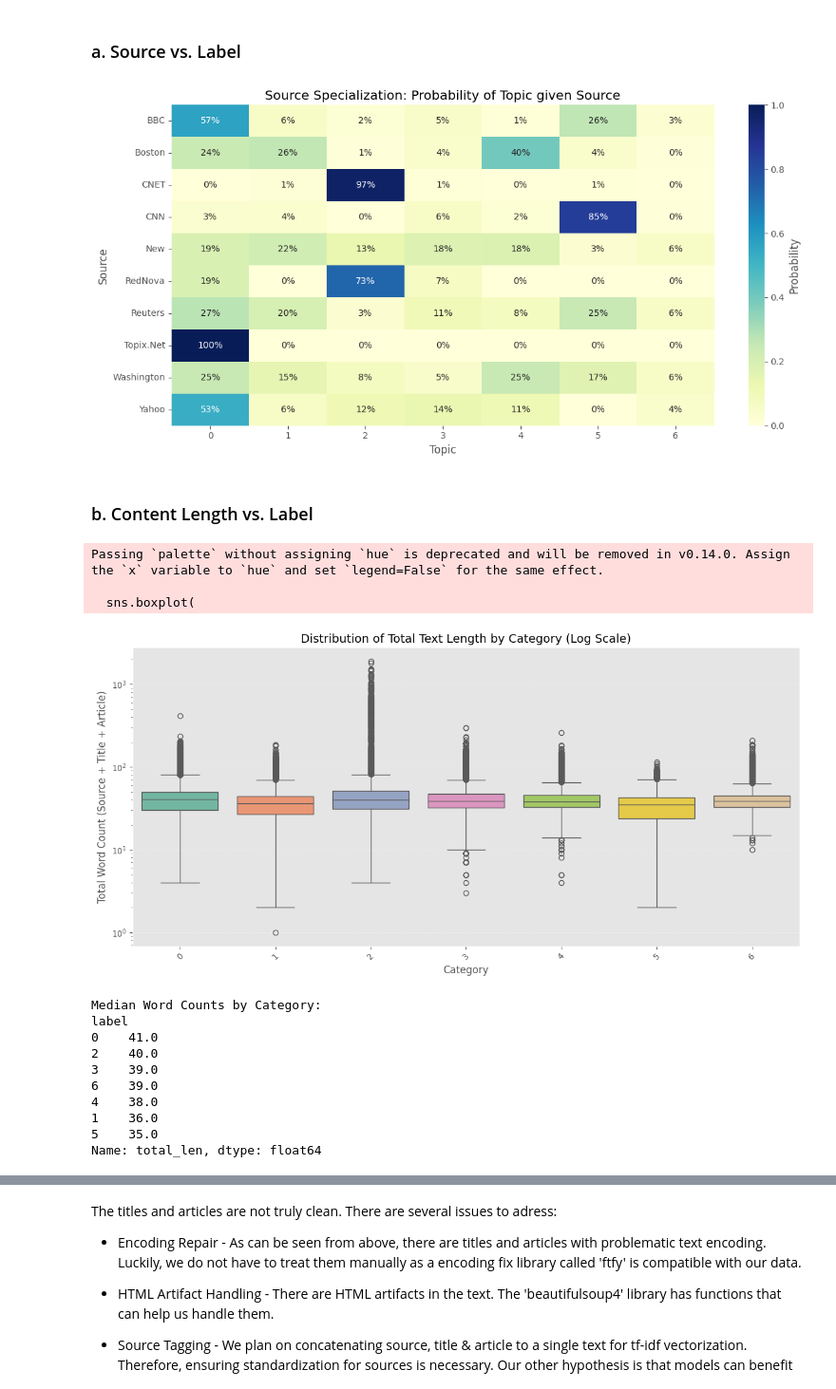
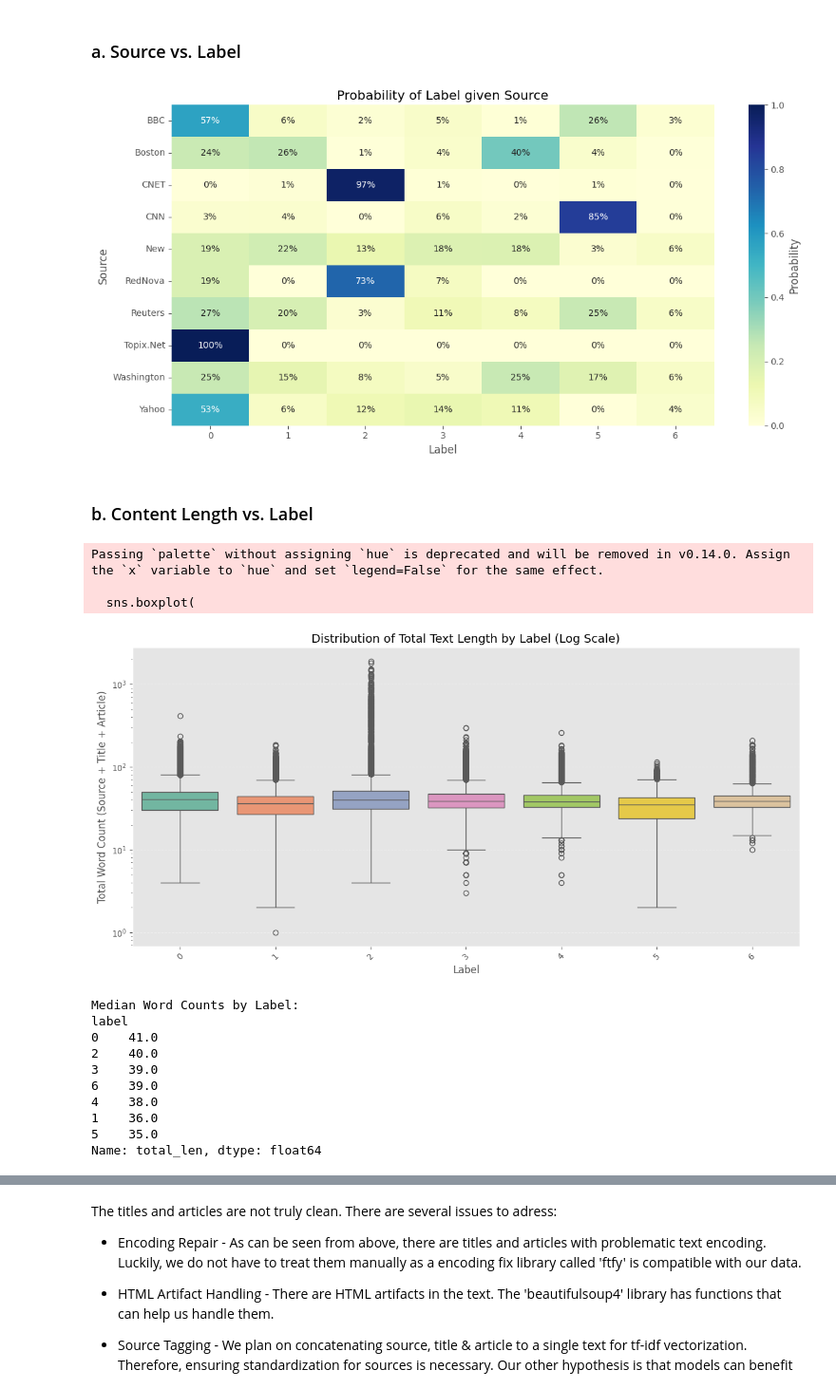
Before and after one commit to AgricolaC/DSML_News_Classification, a Jupyter notebook: eda.ipynb, the cells around one changed output, grey strips where cells are left out. Shown at 95% size. Saved outputs shown, nothing was run; the diff lists cells and outputs as text; code cells hidden in the pictures.

```diff
--- a/eda.ipynb
+++ b/eda.ipynb
@@ -395,13 +390,6 @@ If a row is "Sports" and its duplicate is "Business", we can't know the truth. W
 Deduplicate the Rest: For the remaining redundant rows (same label), we will keep the one with the earliest timestamp.
 # %%
 def deduplicate(df):
-    """
-    Removes duplicates:
-    1. Prefer specific topics (Sports, Tech) over 'General News'.
-    2. Prefer earlier timestamps.
-    3. Drop rows with irreconcilable conflicts (e.g. same text is both 'Sports' and 'Business').
-    """
-    # Use a working copy to avoid SettingWithCopy warnings
     df_clean = df.copy()
 
     content_definition_columns = ['title', 'article', 'source']
@@ -409,16 +397,12 @@ def deduplicate(df):
 
     # Sort by:
     #   1. Title (group duplicates together)
-    #   2. Is Generic? (Specific labels float to top)
+    #   2. Is General? (Specific labels float to top)
     #   3. Timestamp (Earliest date floats to top)
     df_clean = df_clean.sort_values(
         by=['title', 'is_generic_label', 'timestamp'],
         ascending=[True, True, True]
     )
-
-    # Identify Irreconcilable Conflicts
-    # A conflict is "irreconcilable" if the same content has multiple DIFFERENT
-    # specific labels (e.g., one row is 'Sports', another is 'Business').
 
     # Filter to only rows that have specific (non-general) labels
     has_specific_label_mask = df_clean['label'] != 5
@@ -441,7 +425,6 @@ def deduplicate(df):
     initial_row_count = len(df_clean)
     df_final = df_clean.drop_duplicates(subset=content_definition_columns, keep='first')
 
-    # Clean up helper column
     df_final = df_final.drop(columns=['is_generic_label'])
 
     rows_removed = initial_row_count - len(df_final)
@@ -627,20 +608,20 @@ Name: article_len, dtype: float64
 # %%
 # We focus on the Top 10 sources to keep the heatmap readable
 top_10_sources = df_clean['source'].value_counts().head(10).index
 df_top_source = df_clean[df_clean['source'].isin(top_10_sources)]
 
 # Create Cross-tabulation (normalized by row/source)
 ct = pd.crosstab(df_top_source['source'], df_top_source['label'], normalize='index')
 
 plt.figure(figsize=(12, 6))
 sns.heatmap(ct, annot=True, fmt='.0%', cmap='YlGnBu', cbar_kws={'label': 'Probability'})
-plt.title('Source Specialization: Probability of Topic given Source')
+plt.title('Probability of Label given Source')
 plt.ylabel('Source')
-plt.xlabel('Topic')
+plt.xlabel('Label')
 plt.tight_layout()
 plt.show()
 # %% [output]
-[figure, old version]
+[figure, new version]
 # %% [markdown]
 ### b. Content Length vs. Label
 # %%
@@ -673,9 +654,9 @@ sns.boxplot(
 
 plt.yscale('log')
 
-plt.title('Distribution of Total Text Length by Category (Log Scale)', fontsize=14)
+plt.title('Distribution of Total Text Length by Label (Log Scale)', fontsize=14)
 plt.ylabel('Total Word Count (Source + Title + Article)')
-plt.xlabel('Category')
+plt.xlabel('Label')
 plt.xticks(rotation=45)
 plt.grid(axis='y', linestyle='--', alpha=0.3)
 
@@ -683,14 +664,14 @@ plt.tight_layout()
 plt.show()
 
 # Print Summary Statistics (for the report text)
-print("Median Word Counts by Category:")
+print("Median Word Counts by Label:")
 print(df_clean.groupby('label')['total_len'].median().sort_values(ascending=False))
 # %% [output]
 Passing `palette` without assigning `hue` is deprecated and will be removed in v0.14.0. Assign the `x` variable to `hue` and set `legend=False` for the same effect.
 
   sns.boxplot(
-[figure, old version]
+[figure, new version]
-Median Word Counts by Category:
+Median Word Counts by Label:
 label
 0    41.0
 2    40.0
```
Also changed, not shown: parts of 22 cells of this notebook, 3 other files.
